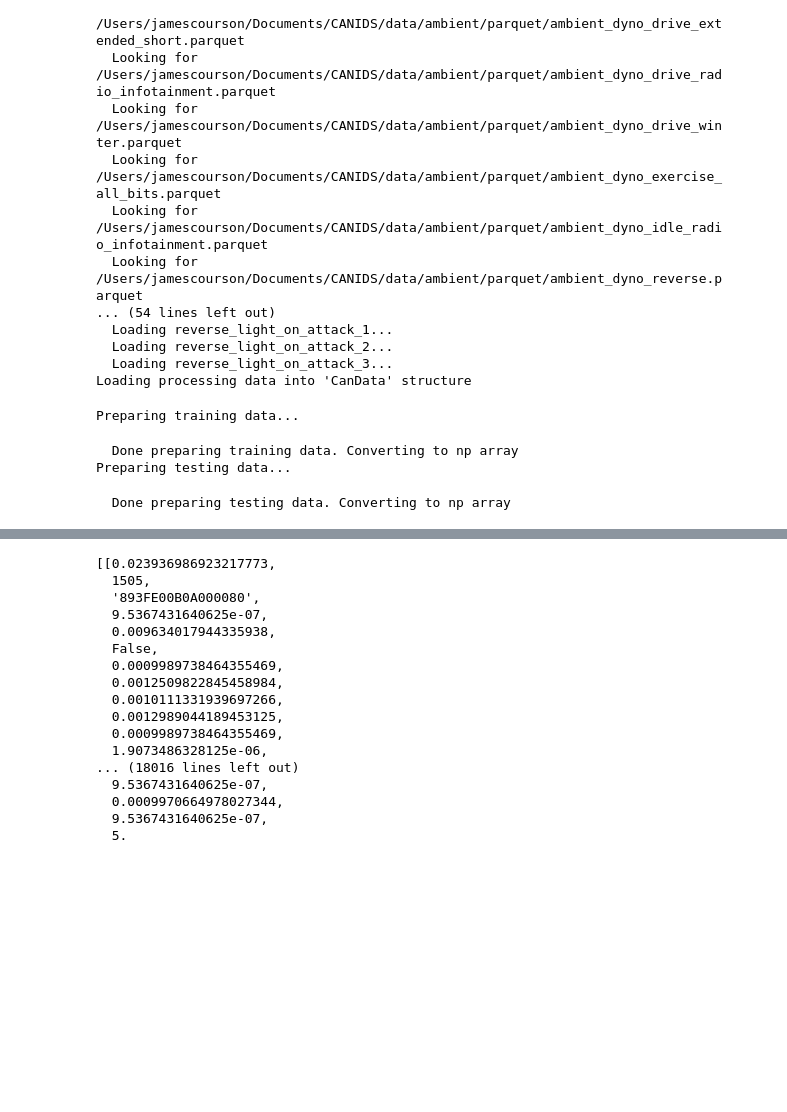
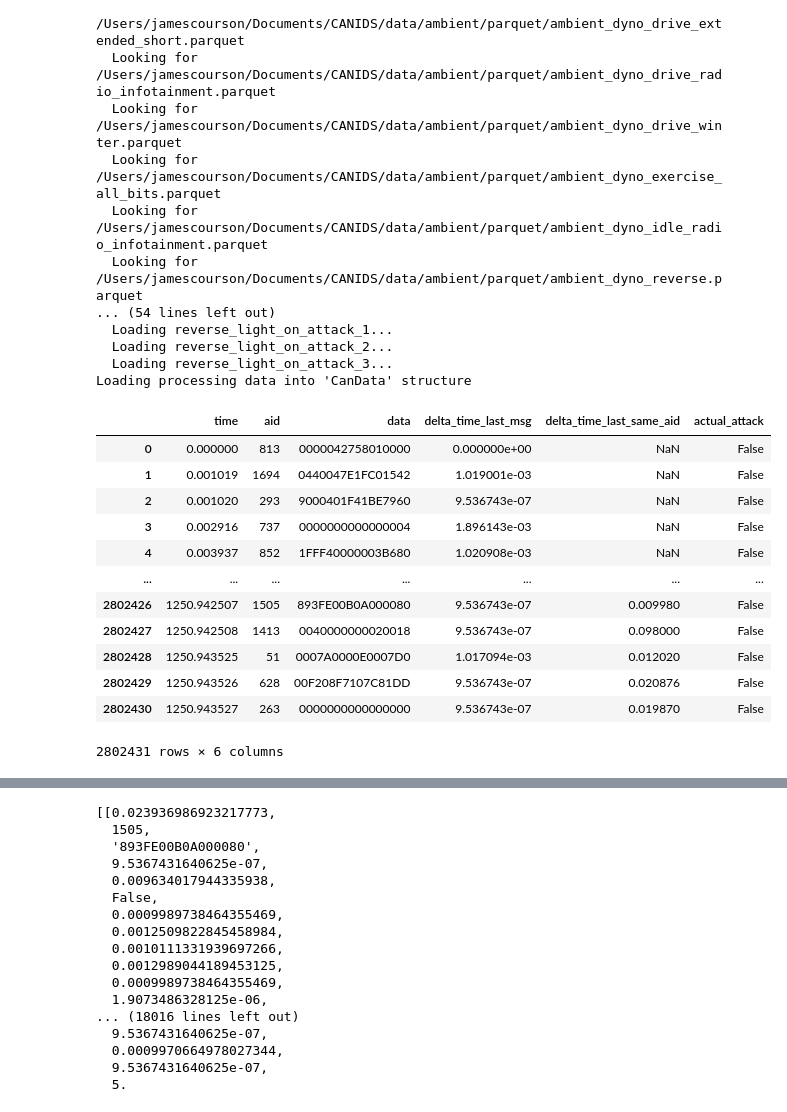
Before and after one commit to jcourson8/CANIDS, a Jupyter notebook: code/data_prep/test_dataloader.ipynb, the cells around one changed output, grey strips where cells are left out. Saved outputs shown, nothing was run; the diff lists cells and outputs as text; code cells hidden in the pictures; blank space fills up the shorter version.

```diff
--- a/code/data_prep/test_dataloader.ipynb
+++ b/code/data_prep/test_dataloader.ipynb
@@ -24,3 +24,19 @@ Loading CAN metadata...
   Loading reverse_light_on_attack_2...
   Loading reverse_light_on_attack_3...
 Loading processing data into 'CanData' structure
+# %%
+dataset.ambient_data.ambient_dyno_drive_basic_long
+# %% [output]
+|  | time | aid | data | delta_time_last_msg | delta_time_last_same_aid | actual_attack |
+| 0 | 0.000000 | 813 | 0000042758010000 | 0.000000e+00 | NaN | False |
+| 1 | 0.001019 | 1694 | 0440047E1FC01542 | 1.019001e-03 | NaN | False |
+| 2 | 0.001020 | 293 | 9000401F41BE7960 | 9.536743e-07 | NaN | False |
+| 3 | 0.002916 | 737 | 0000000000000004 | 1.896143e-03 | NaN | False |
+| 4 | 0.003937 | 852 | 1FFF40000003B680 | 1.020908e-03 | NaN | False |
+| ... | ... | ... | ... | ... | ... | ... |
+| 2802426 | 1250.942507 | 1505 | 893FE00B0A000080 | 9.536743e-07 | 0.009980 | False |
+| 2802427 | 1250.942508 | 1413 | 0040000000020018 | 9.536743e-07 | 0.098000 | False |
+| 2802428 | 1250.943525 | 51 | 0007A0000E0007D0 | 1.017094e-03 | 0.012020 | False |
+| 2802429 | 1250.943526 | 628 | 00F208F7107C81DD | 9.536743e-07 | 0.020876 | False |
+| 2802430 | 1250.943527 | 263 | 0000000000000000 | 9.536743e-07 | 0.019870 | False |
+2802431 rows × 6 columns
@@ -27,18 +45,14 @@ Loading processing data into 'CanData' structure
 # %%
-# config = {
-#     "delta_time_last_msg": {
-#         "specific_to_can_id": False,
-#         "records_back": 10
-#     },
-#     "delta_time_last_same_aid": {
-#         "specific_to_can_id": True,
-#         "records_back": 5
-#     }
-# }
+config = {
+    "batch_size": 32,
+    "delta_time_last_msg": {
+        "specific_to_can_id": False,
+        "records_back": 30
+    },
+    "delta_time_last_same_aid": {
+        "specific_to_can_id": True,
+        "records_back": 15
+    },
+}
 
-# train, test = dataset.prepare_data(config)
+ambient_loader, attack_loader = dataset.prepare_data(config)
-# %% [output]
-Preparing training data...
-  Done preparing training data. Converting to np array
-Preparing testing data...
-  Done preparing testing data. Converting to np array
```
Also changed, not shown: parts of 9 cells of this notebook, 5 other files.
